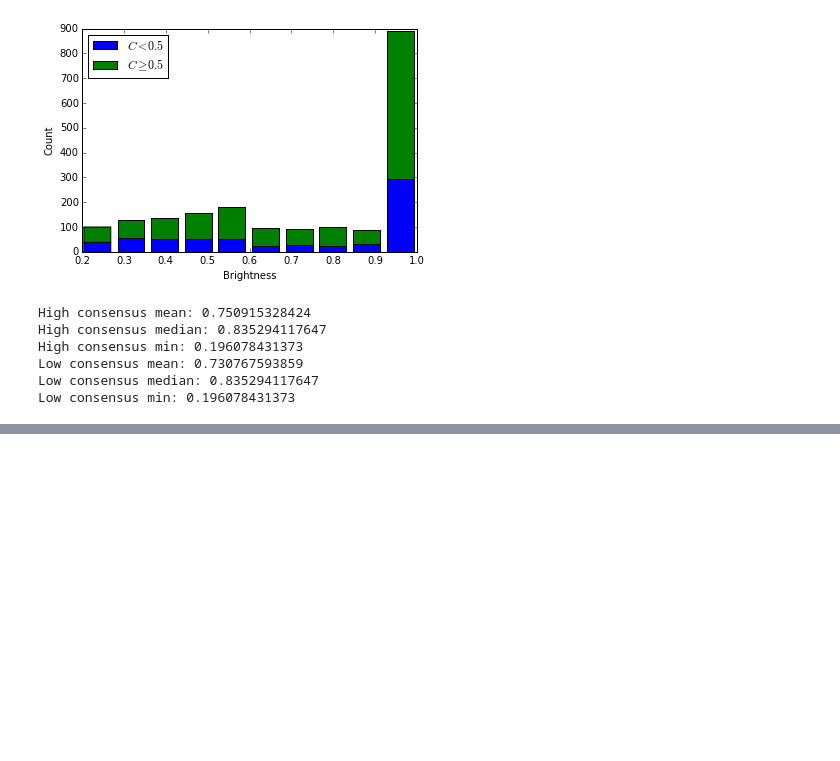
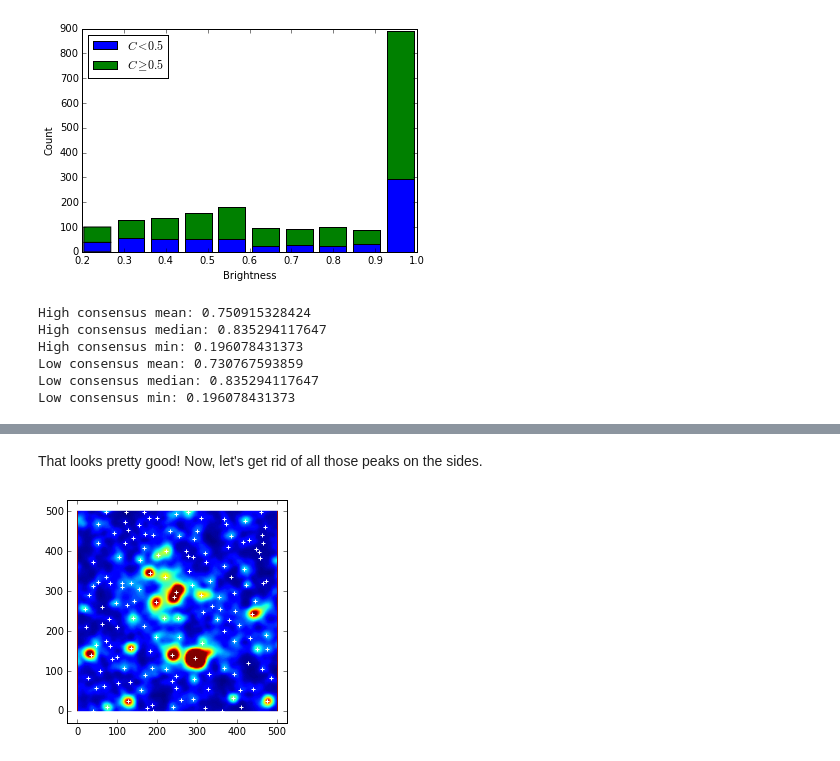
Before and after one commit to chengsoonong/crowdastro, a Jupyter notebook: notebooks/potential_host_counting.ipynb, the cells around one changed output, grey strips where cells are left out. Saved outputs shown, nothing was run; the diff lists cells and outputs as text; code cells hidden in the pictures; blank space fills up the shorter version.

```diff
--- a/notebooks/potential_host_counting.ipynb
+++ b/notebooks/potential_host_counting.ipynb
@@ -580,0 +626,9 @@ Low consensus min: 0.196078431373
+# %% [markdown]
+That looks pretty good! Now, let's get rid of all those peaks on the sides.
+# %%
+maxima = maxima[numpy.logical_and(maxima[:, 1] != 0, maxima[:, 1] != 499)]
+matplotlib.pyplot.imshow(infrared, origin='lower')
+matplotlib.pyplot.scatter(maxima[:, 1], maxima[:, 0], c='w', marker='+')
+matplotlib.pyplot.show()
+# %% [output]
+[figure, added]
```
Also changed, not shown: parts of 11 cells of this notebook.
